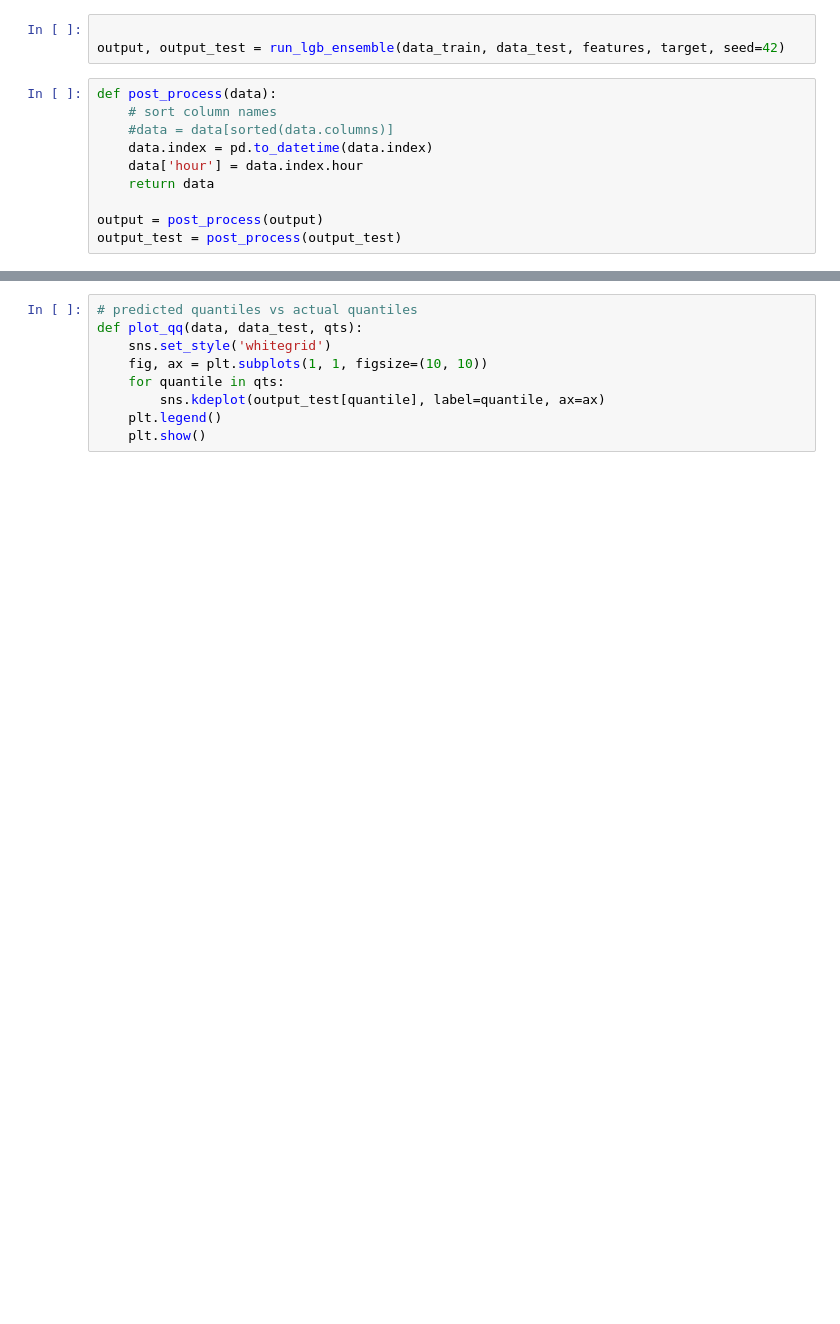
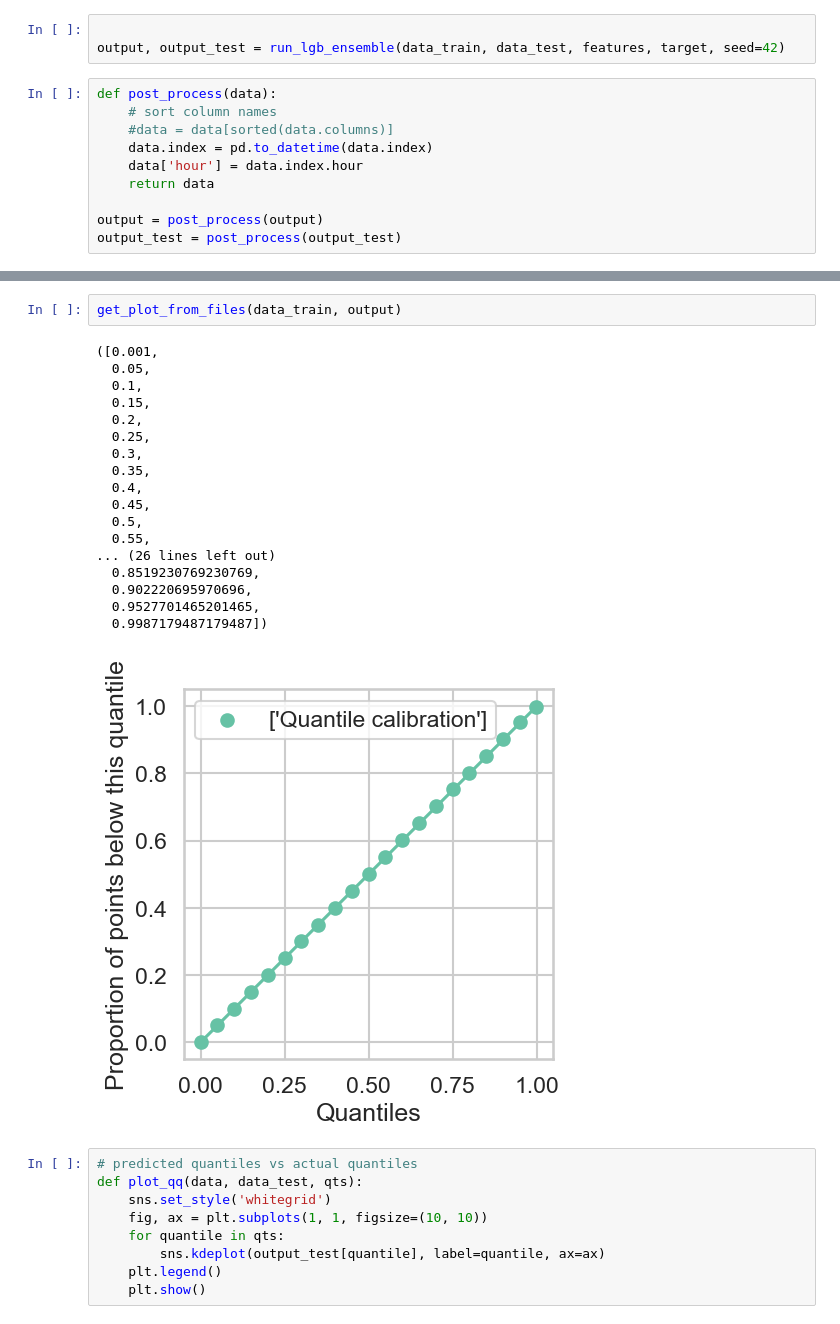
Before and after one commit to ujohn33/Predict-Optimize-Revise, a Jupyter notebook: notebooks/quantiles_minus1_oneshot.ipynb, the cells around one changed output, grey strips where cells are left out. Cells and saved outputs as stored; diff of their text form; blank space fills up the shorter version.

```diff
--- a/notebooks/quantiles_minus1_oneshot.ipynb
+++ b/notebooks/quantiles_minus1_oneshot.ipynb
@@ -176,3 +158,24 @@ output[qts]
+# %%
+get_plot_from_files(data_train, output)
+# %% [output]
+([0.001,
+  0.05,
+  0.1,
+  0.15,
+  0.2,
+  0.25,
+  0.3,
+  0.35,
+  0.4,
+  0.45,
+  0.5,
+  0.55,
+... (26 lines left out)
+  0.8519230769230769,
+  0.902220695970696,
+  0.9527701465201465,
+  0.9987179487179487])
+[figure, added]
 # %%
 # predicted quantiles vs actual quantiles
 def plot_qq(data, data_test, qts):
```
Also changed, not shown: parts of 5 cells of this notebook, 3 other files.
